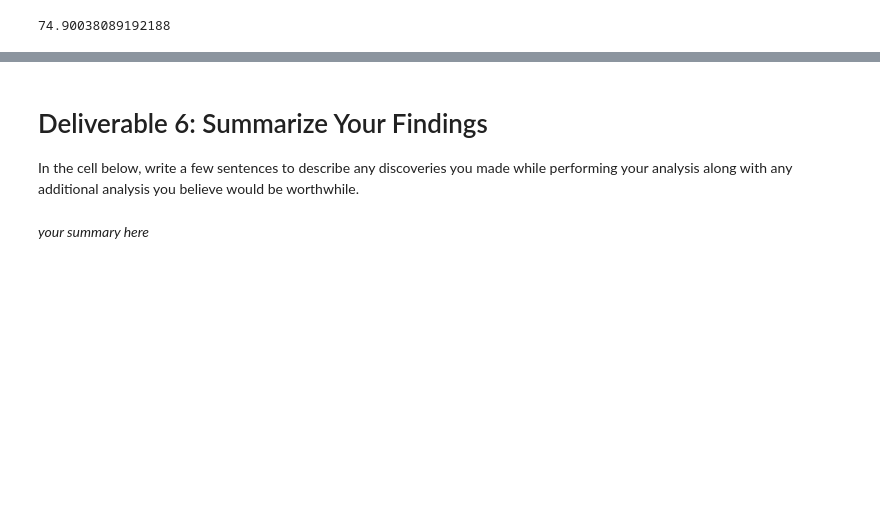
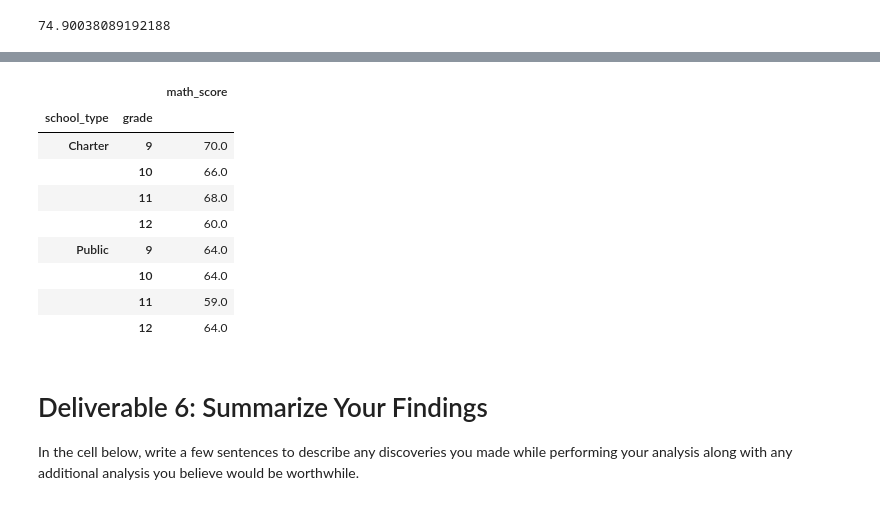
Before and after one commit to Kmkinnear/School_District_Analysis, a Jupyter notebook: Module 4 challenge.ipynb, the cells around one changed output, grey strips where cells are left out. Cells and saved outputs as stored; diff of their text form; code cells hidden in the pictures; blank space fills up the shorter version.

```diff
--- a/Module 4 challenge.ipynb
+++ b/Module 4 challenge.ipynb
@@ -306,5 +350,21 @@ Make comparisons within your data by completing the following steps:
+# %%
+#Find the average math score by grade for each school type by using the groupby and mean functions
+school_type_group_df = new_student_df.groupby(["school_type", "grade"])
+# Find mean and round to one decimal place.
+# Found code for rounding to certain decimal at (https://stackoverflow.com/questions/45451189/in-pandas-can-you-aggregate-by-mean-and-round-that-mean-to-the-nearest-int)
+school_type_group_df = school_type_group_df[["math_score"]].mean().round()
+school_type_group_df
+# %% [output]
+|  |  | math_score |
+| school_type | grade |  |
+| Charter | 9 | 70.0 |
+|  | 10 | 66.0 |
+|  | 11 | 68.0 |
+|  | 12 | 60.0 |
+| Public | 9 | 64.0 |
+|  | 10 | 64.0 |
+|  | 11 | 59.0 |
+|  | 12 | 64.0 |
 # %% [markdown]
 # Deliverable 6: Summarize Your Findings
 In the cell below, write a few sentences to describe any discoveries you made while performing your analysis along with any additional analysis you believe would be worthwhile.
-# %% [markdown]
-*your summary here*
```
Also changed, not shown: parts of 7 cells of this notebook.
